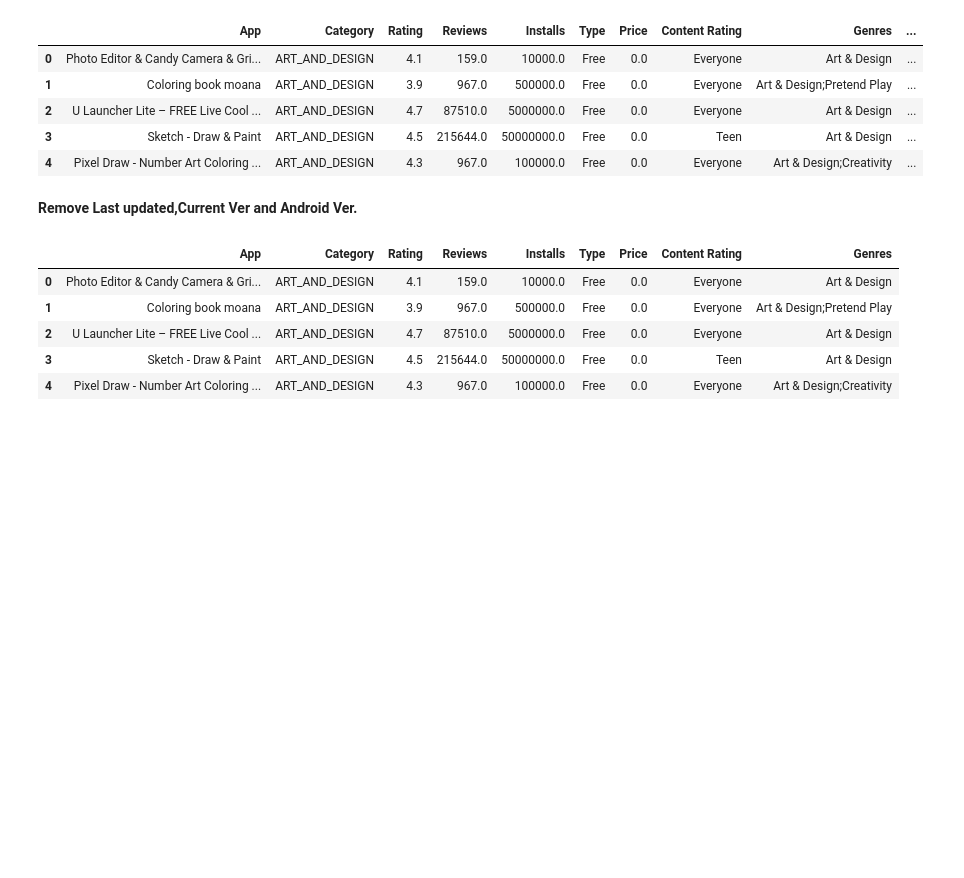
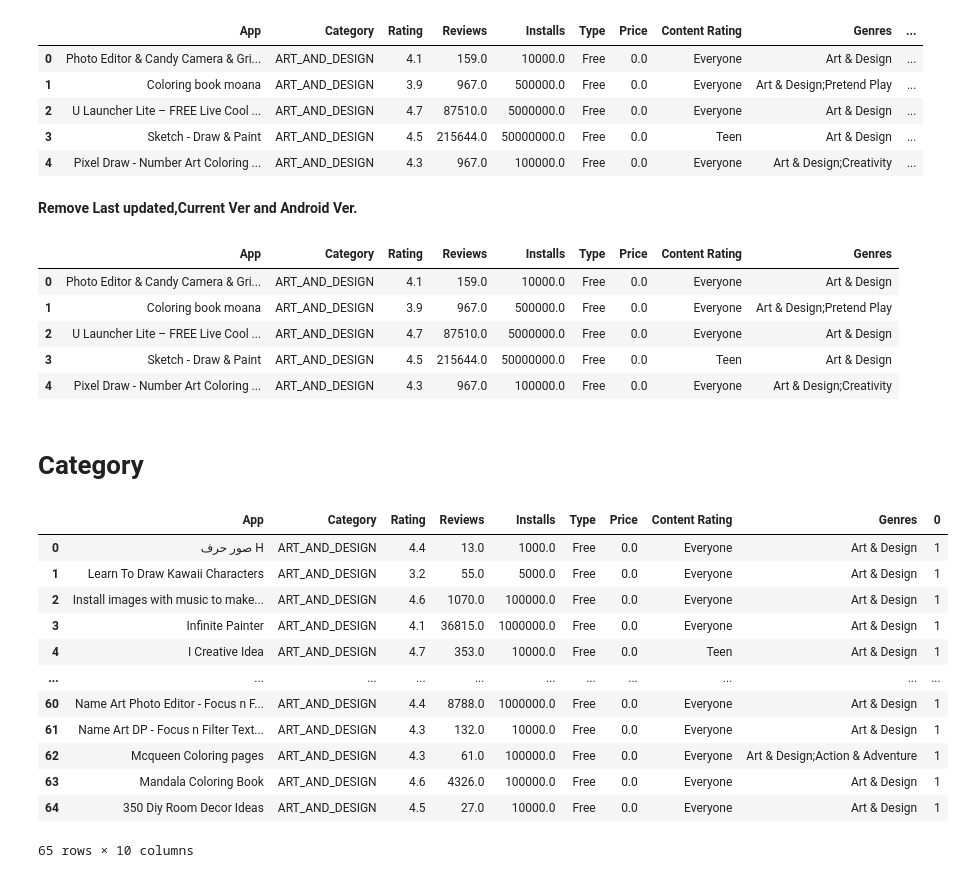
Before and after one commit to vikram0050/Play-Store-App-Review-Analysis-, a Jupyter notebook: Vikramaditya_Sah_Google_Play_Store_App_Review_Analysis_Capstone_Project.ipynb, the cells around one changed output. Cells and saved outputs as stored; diff of their text form; code cells hidden in the pictures; blank space fills up the shorter version.

```diff
--- a/Vikramaditya_Sah_Google_Play_Store_App_Review_Analysis_Capstone_Project.ipynb
+++ b/Vikramaditya_Sah_Google_Play_Store_App_Review_Analysis_Capstone_Project.ipynb
@@ -324,3 +325,21 @@ df_playstore.head()
 | 2 | U Launcher Lite – FREE Live Cool ... | ART_AND_DESIGN | 4.7 | 87510.0 | 5000000.0 | Free | 0.0 | Everyone | Art & Design |
 | 3 | Sketch - Draw & Paint | ART_AND_DESIGN | 4.5 | 215644.0 | 50000000.0 | Free | 0.0 | Teen | Art & Design |
 | 4 | Pixel Draw - Number Art Coloring ... | ART_AND_DESIGN | 4.3 | 967.0 | 100000.0 | Free | 0.0 | Everyone | Art & Design;Creativity |
+# %% [markdown]
+# Category
+# %%
+df_playstore[df_playstore['Category']=='ART_AND_DESIGN'].value_counts().reset_index()
+# %% [output]
+|  | App | Category | Rating | Reviews | Installs | Type | Price | Content Rating | Genres | 0 |
+| 0 | صور حرف H | ART_AND_DESIGN | 4.4 | 13.0 | 1000.0 | Free | 0.0 | Everyone | Art & Design | 1 |
+| 1 | Learn To Draw Kawaii Characters | ART_AND_DESIGN | 3.2 | 55.0 | 5000.0 | Free | 0.0 | Everyone | Art & Design | 1 |
+| 2 | Install images with music to make... | ART_AND_DESIGN | 4.6 | 1070.0 | 100000.0 | Free | 0.0 | Everyone | Art & Design | 1 |
+| 3 | Infinite Painter | ART_AND_DESIGN | 4.1 | 36815.0 | 1000000.0 | Free | 0.0 | Everyone | Art & Design | 1 |
+| 4 | I Creative Idea | ART_AND_DESIGN | 4.7 | 353.0 | 10000.0 | Free | 0.0 | Teen | Art & Design | 1 |
+| ... | ... | ... | ... | ... | ... | ... | ... | ... | ... | ... |
+| 60 | Name Art Photo Editor - Focus n F... | ART_AND_DESIGN | 4.4 | 8788.0 | 1000000.0 | Free | 0.0 | Everyone | Art & Design | 1 |
+| 61 | Name Art DP - Focus n Filter Text... | ART_AND_DESIGN | 4.3 | 132.0 | 10000.0 | Free | 0.0 | Everyone | Art & Design | 1 |
+| 62 | Mcqueen Coloring pages | ART_AND_DESIGN | 4.3 | 61.0 | 100000.0 | Free | 0.0 | Everyone | Art & Design;Action & Adventure | 1 |
+| 63 | Mandala Coloring Book | ART_AND_DESIGN | 4.6 | 4326.0 | 100000.0 | Free | 0.0 | Everyone | Art & Design | 1 |
+| 64 | 350 Diy Room Decor Ideas | ART_AND_DESIGN | 4.5 | 27.0 | 10000.0 | Free | 0.0 | Everyone | Art & Design | 1 |
+65 rows × 10 columns
```
Also changed, not shown: parts of 6 cells of this notebook.
